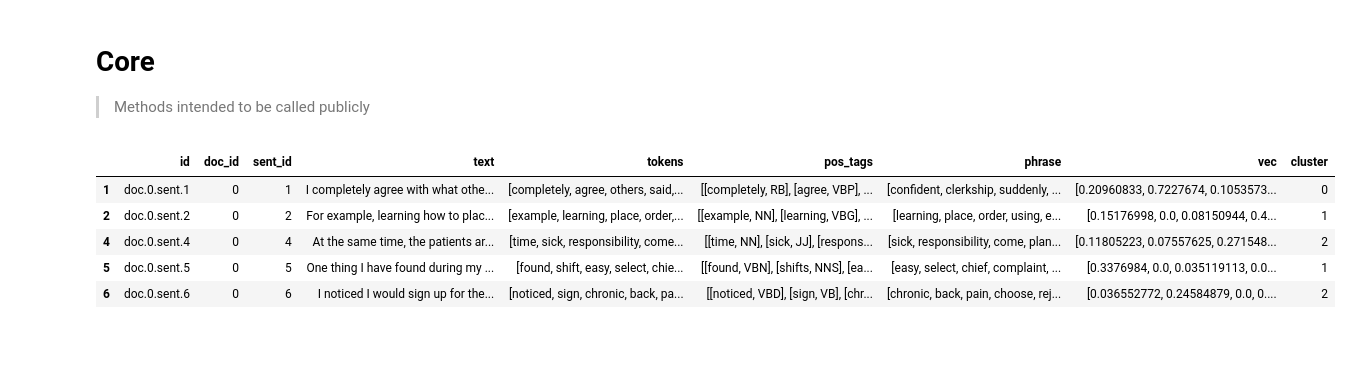
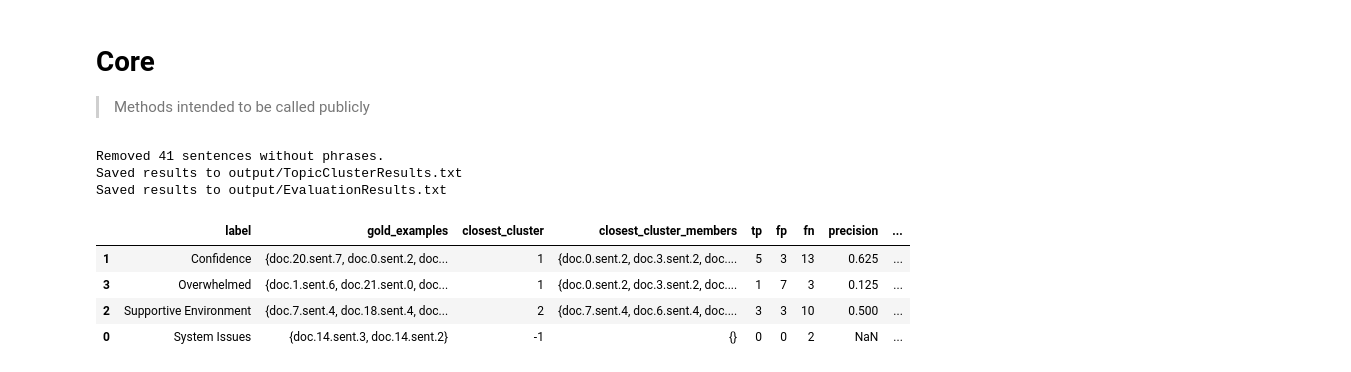
Before and after one commit to VCUWrightCenter/TopEx, a Jupyter notebook: Core.ipynb, the cells around one changed output. Saved outputs shown, nothing was run; the diff lists cells and outputs as text; code cells hidden in the pictures; blank space fills up the shorter version.

```diff
--- a/Core.ipynb
+++ b/Core.ipynb
@@ -68,7 +73,7 @@ def import_docs(path_to_file_list):
 # %%
 #export
 def create_tfidf(path_to_seed_topics_file_list, input_doc_df = None):
-    "Creates a TF-IDF matrix from the tokens in the seed topics documents and optionally, the input corpus"
+    "Create a TF-IDF matrix from the tokens in the seed topics documents and optionally, the input corpus"
 
     # Import seed topics documents
     _, seed_doc_df = import_docs(path_to_seed_topics_file_list)
@@ -79,7 +84,7 @@ def create_tfidf(path_to_seed_topics_file_list, input_doc_df = None):
     if input_doc_df is not None:
         bow_docs = bow_docs + list(input_doc_df.tokens)
 
-    # Create a TF-IDF matrix using document tokens and gensim
+    # Create a dense TF-IDF matrix using document tokens and gensim
     dictionary = corpora.Dictionary(bow_docs)
     corpus = [dictionary.doc2bow(text) for text in bow_docs]
     tfidf = models.TfidfModel(corpus)
@@ -209,15 +225,27 @@ def visualize_clustering(data, method = "umap", dist_metric = "cosine", umap_nei
         plotly.offline.plot(fig, filename=chart_file)
 # %%
 #export
-def get_cluster_topics(data, topics_per_cluster = 10):
-    "Gets a list of the main topics for each cluster"
-    cluster_topics = []
+def get_cluster_topics(data, doc_df = None, topics_per_cluster = 10, save_results = False, file_name = 'output/TopicClusterResults.txt'):
+    "Returns a dataframe containing a list of the main topics for each cluster."
+
+    # Iterate distinct clusters
+    rows = []
     for c in set(data.cluster):
         cluster_tokens = [t for t in data[data.cluster == c].tokens]
         dictionary = corpora.Dictionary(cluster_tokens)
         corpus = [dictionary.doc2bow(text) for text in cluster_tokens]
+
+        # Use Latent Dirichlet Allocation (LDA) to find the main topics
         lda = models.LdaModel(corpus, num_topics=1, id2word=dictionary)
         topics_matrix = lda.show_topics(formatted=False, num_words=topics_per_cluster)
         topics = list(np.array(topics_matrix[0][1])[:,0])
-        cluster_topics.append(topics)
-    return cluster_topics
+        rows.append(pd.Series([c, topics, len(cluster_tokens)], index=["cluster", "topics", "sent_count"]))
+
+    cluster_df = pd.DataFrame(rows)
+
+    # Optionally save clusters to disk
+    if save_results:
+        assert doc_df is not None, "Optional parameter: 'doc_df' is required when save_results = True."
+        internal.clusters_to_disk(data, doc_df, cluster_df, file_name)
+
+    return cluster_df
@@ -224,19 +296,22 @@ def get_cluster_topics(data, topics_per_cluster = 10):
 # %%
 #hide
-path_to_file_list = 'data/2019.03.11_DevCorpus/file_list.txt'
+path_to_file_list = 'data/corpus_file_list.txt'
+path_to_seed_topics_file_list = 'data/seed_topics_file_list.txt'
+gold_file = "data/gold_standard.txt"
 data, doc_df = import_docs(path_to_file_list)
-path_to_seed_topics_file_list = 'data/2019.03.12_SEED_TOPICS/FILELIST.txt'
 tfidf, dictionary = create_tfidf(path_to_seed_topics_file_list, doc_df)
-append_phrase_column(data, dictionary.token2id, tfidf)
-data = data[data.phrase.notnull()]
-data = append_vec_column("tfidf", data, dictionary = dictionary, tfidf = tfidf)
-data = assign_clusters(data, method = "hac")
-cluster_topics = get_cluster_topics(data)
+data = get_phrases(data, dictionary.token2id, tfidf)
+data = get_vectors("tfidf", data, dictionary = dictionary, tfidf = tfidf)
+data = assign_clusters(data, k = 4)
 data.head()
+cluster_df = get_cluster_topics(data, doc_df = doc_df, save_results = True)
+evaluate(data, gold_file, save_results = True)
 # %% [output]
+Removed 41 sentences without phrases.
+Saved results to output/TopicClusterResults.txt
+Saved results to output/EvaluationResults.txt
-|  | id | doc_id | sent_id | text | tokens | pos_tags | phrase | vec | cluster |
-| 1 | doc.0.sent.1 | 0 | 1 | I completely agree with what othe... | [completely, agree, others, said,... | [[completely, RB], [agree, VBP], ... | [confident, clerkship, suddenly, ... | [0.20960833, 0.7227674, 0.1053573... | 0 |
-| 2 | doc.0.sent.2 | 0 | 2 | For example, learning how to plac... | [example, learning, place, order,... | [[example, NN], [learning, VBG], ... | [learning, place, order, using, e... | [0.15176998, 0.0, 0.08150944, 0.4... | 1 |
-| 4 | doc.0.sent.4 | 0 | 4 | At the same time, the patients ar... | [time, sick, responsibility, come... | [[time, NN], [sick, JJ], [respons... | [sick, responsibility, come, plan... | [0.11805223, 0.07557625, 0.271548... | 2 |
-| 5 | doc.0.sent.5 | 0 | 5 | One thing I have found during my ... | [found, shift, easy, select, chie... | [[found, VBN], [shifts, NNS], [ea... | [easy, select, chief, complaint, ... | [0.3376984, 0.0, 0.035119113, 0.0... | 1 |
-| 6 | doc.0.sent.6 | 0 | 6 | I noticed I would sign up for the... | [noticed, sign, chronic, back, pa... | [[noticed, VBD], [sign, VB], [chr... | [chronic, back, pain, choose, rej... | [0.036552772, 0.24584879, 0.0, 0.... | 2 |
+|  | label | gold_examples | closest_cluster | closest_cluster_members | tp | fp | fn | precision | ... |
+| 1 | Confidence | {doc.20.sent.7, doc.0.sent.2, doc... | 1 | {doc.0.sent.2, doc.3.sent.2, doc.... | 5 | 3 | 13 | 0.625 | ... |
+| 3 | Overwhelmed | {doc.1.sent.6, doc.21.sent.0, doc... | 1 | {doc.0.sent.2, doc.3.sent.2, doc.... | 1 | 7 | 3 | 0.125 | ... |
+| 2 | Supportive Environment | {doc.7.sent.4, doc.18.sent.4, doc... | 2 | {doc.7.sent.4, doc.6.sent.4, doc.... | 3 | 3 | 10 | 0.500 | ... |
+| 0 | System Issues | {doc.14.sent.3, doc.14.sent.2} | -1 | {} | 0 | 0 | 2 | NaN | ... |
```
Also changed, not shown: parts of 13 cells of this notebook, 8 other files.
